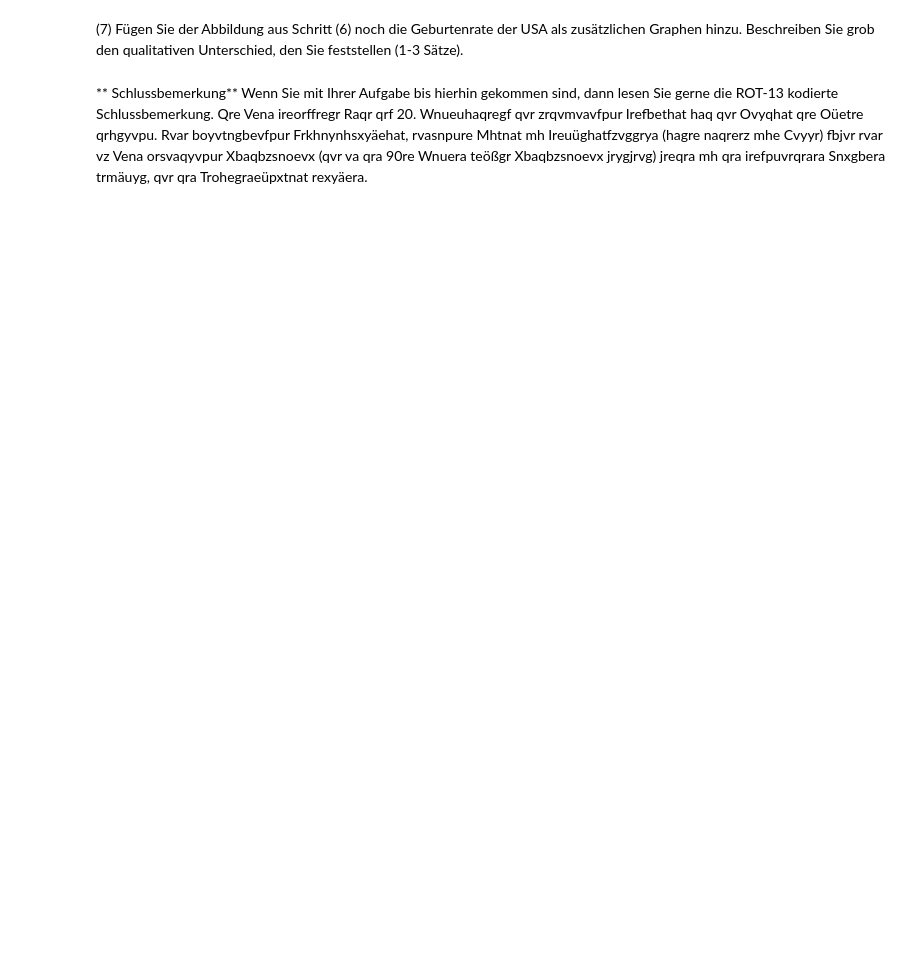
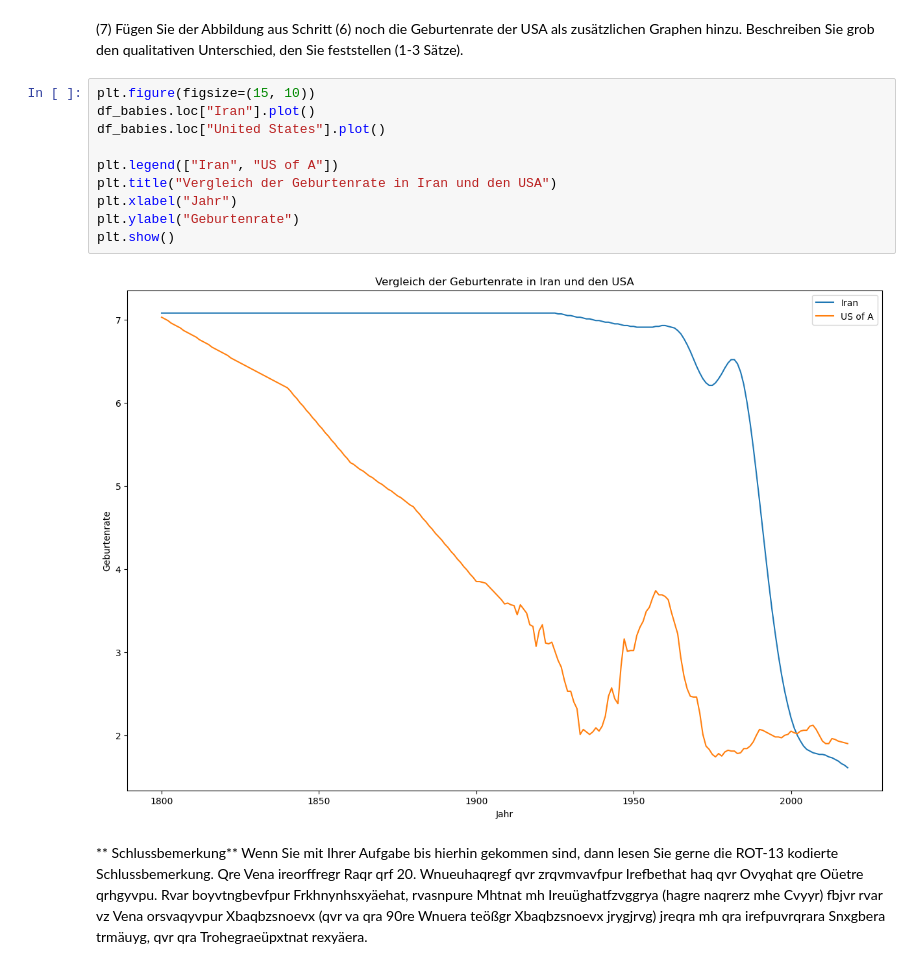
Before and after one commit to cortex359/ds.ss24, a Jupyter notebook: u04/Uebung-4.ipynb, the cells around one changed output. Saved outputs shown, nothing was run; the diff lists cells and outputs as text; blank space fills up the shorter version.

```diff
--- a/u04/Uebung-4.ipynb
+++ b/u04/Uebung-4.ipynb
@@ -156,4 +211,16 @@ Im Rahmen dieser Aufgabe wollen wir unter dem Begriff "Geburtenrate" die Gesamtf
 # %% [markdown]
 (7) Fügen Sie der Abbildung aus Schritt (6) noch die Geburtenrate der USA als zusätzlichen Graphen hinzu. Beschreiben Sie grob den qualitativen Unterschied, den Sie feststellen (1-3 Sätze).
+# %%
+plt.figure(figsize=(15, 10))
+df_babies.loc["Iran"].plot()
+df_babies.loc["United States"].plot()
+
+plt.legend(["Iran", "US of A"])
+plt.title("Vergleich der Geburtenrate in Iran und den USA")
+plt.xlabel("Jahr")
+plt.ylabel("Geburtenrate")
+plt.show()
+# %% [output]
+[figure, added]
 # %% [markdown]
 ** Schlussbemerkung** Wenn Sie mit Ihrer Aufgabe bis hierhin gekommen sind, dann lesen Sie gerne die ROT-13 kodierte Schlussbemerkung. Qre Vena ireorffregr Raqr qrf 20. Wnueuhaqregf qvr zrqvmvavfpur Irefbethat haq qvr Ovyqhat qre Oüetre qrhgyvpu. Rvar boyvtngbevfpur Frkhnynhsxyäehat, rvasnpure Mhtnat mh Ireuüghatfzvggrya (hagre naqrerz mhe Cvyyr) fbjvr rvar vz Vena orsvaqyvpur Xbaqbzsnoevx (qvr va qra 90re Wnuera teößgr Xbaqbzsnoevx jrygjrvg) jreqra mh qra irefpuvrqrara Snxgbera trmäuyg, qvr qra Trohegraeüpxtnat rexyäera.
```
Also changed, not shown: parts of 9 cells of this notebook, 1 other file.
